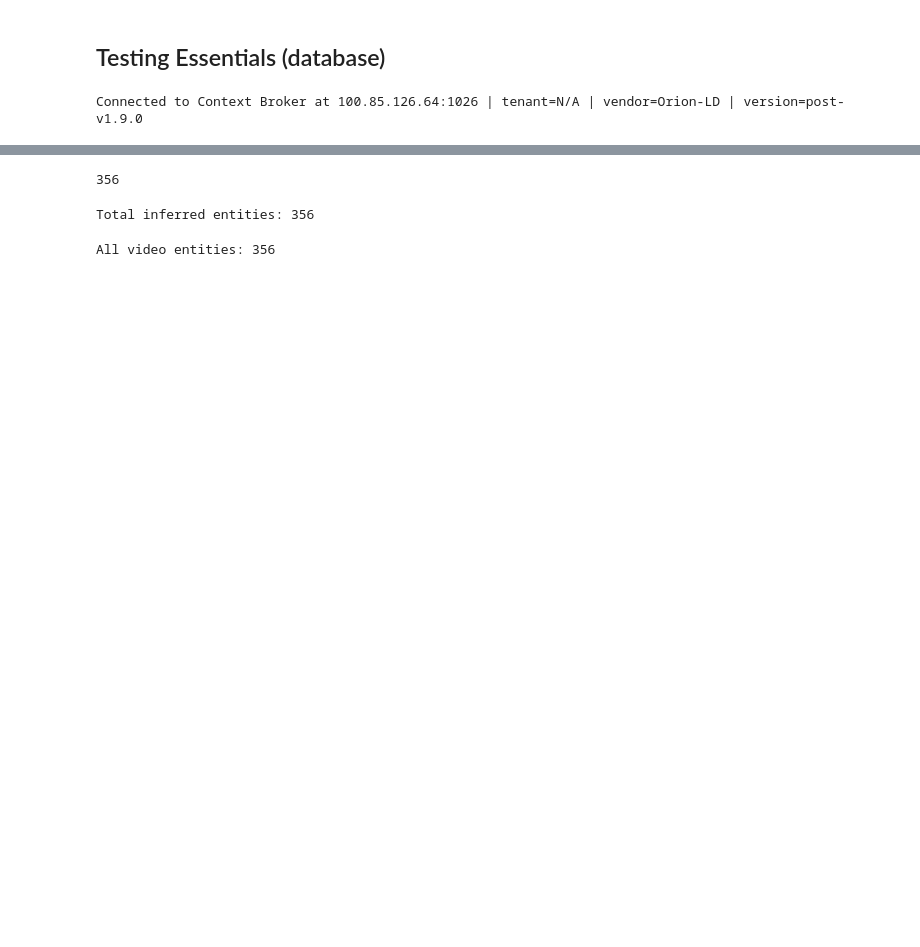
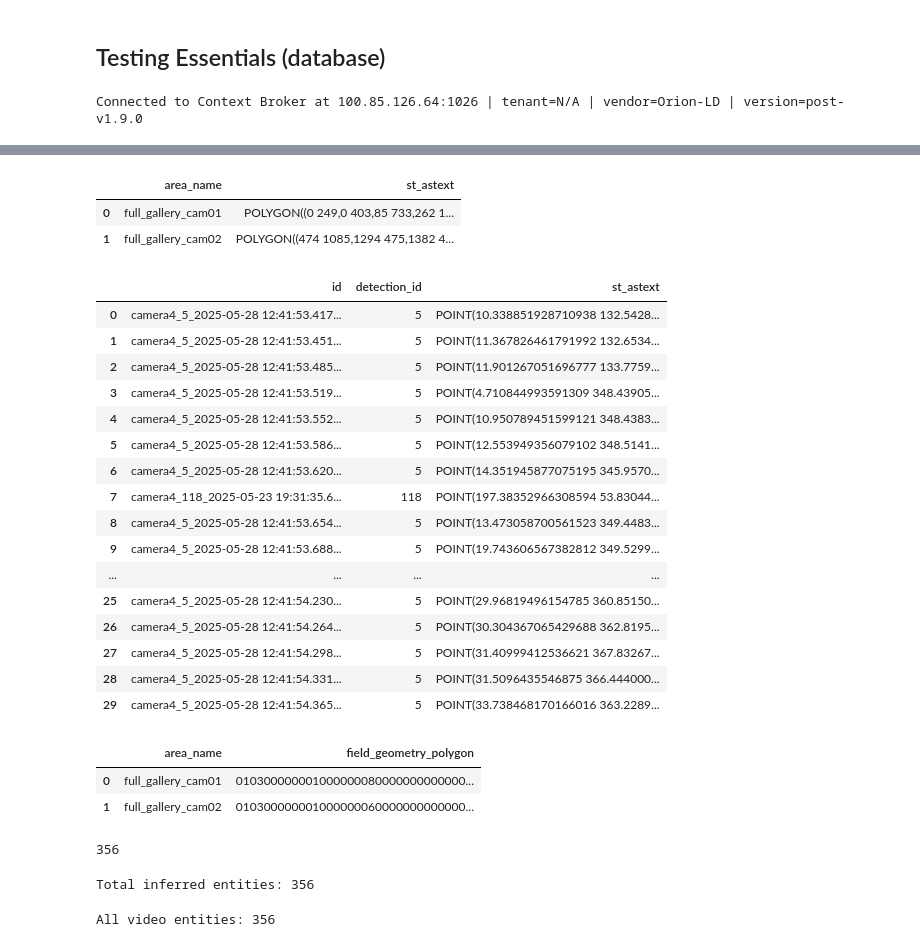
Before and after one commit to CentroFuturoCiudades/pinos-analytics-cv, a Jupyter notebook: src/test_broker.ipynb, the cells around one changed output, grey strips where cells are left out. Saved outputs shown, nothing was run; the diff lists cells and outputs as text; code cells hidden in the pictures; blank space fills up the shorter version.

```diff
--- a/src/test_broker.ipynb
+++ b/src/test_broker.ipynb
@@ -361,3 +354,41 @@ table = pd.read_sql("SELECT * FROM detectionsobserved", engine)
+# %%
+tablep = pd.read_sql("SELECT ST_AsText(field_geometry_polygon) FROM areasofinterest", engine)
+tablep.head()
+# %% [output]
+|  | area_name | st_astext |
+| 0 | full_gallery_cam01 | POLYGON((0 249,0 403,85 733,262 1... |
+| 1 | full_gallery_cam02 | POLYGON((474 1085,1294 475,1382 4... |
+# %%
+table = pd.read_sql("SELECT id, detection_id, ST_AsText(field_geometry_point) FROM detectionsobservedtest", engine)
+table.head(30)
+# %% [output]
+|  | id | detection_id | st_astext |
+| 0 | camera4_5_2025-05-28 12:41:53.417... | 5 | POINT(10.338851928710938 132.5428... |
+| 1 | camera4_5_2025-05-28 12:41:53.451... | 5 | POINT(11.367826461791992 132.6534... |
+| 2 | camera4_5_2025-05-28 12:41:53.485... | 5 | POINT(11.901267051696777 133.7759... |
+| 3 | camera4_5_2025-05-28 12:41:53.519... | 5 | POINT(4.710844993591309 348.43905... |
+| 4 | camera4_5_2025-05-28 12:41:53.552... | 5 | POINT(10.950789451599121 348.4383... |
+| 5 | camera4_5_2025-05-28 12:41:53.586... | 5 | POINT(12.553949356079102 348.5141... |
+| 6 | camera4_5_2025-05-28 12:41:53.620... | 5 | POINT(14.351945877075195 345.9570... |
+| 7 | camera4_118_2025-05-23 19:31:35.6... | 118 | POINT(197.38352966308594 53.83044... |
+| 8 | camera4_5_2025-05-28 12:41:53.654... | 5 | POINT(13.473058700561523 349.4483... |
+| 9 | camera4_5_2025-05-28 12:41:53.688... | 5 | POINT(19.743606567382812 349.5299... |
+| ... | ... | ... | ... |
+| 25 | camera4_5_2025-05-28 12:41:54.230... | 5 | POINT(29.96819496154785 360.85150... |
+| 26 | camera4_5_2025-05-28 12:41:54.264... | 5 | POINT(30.304367065429688 362.8195... |
+| 27 | camera4_5_2025-05-28 12:41:54.298... | 5 | POINT(31.40999412536621 367.83267... |
+| 28 | camera4_5_2025-05-28 12:41:54.331... | 5 | POINT(31.5096435546875 366.444000... |
+| 29 | camera4_5_2025-05-28 12:41:54.365... | 5 | POINT(33.738468170166016 363.2289... |
+# %%
+#with engine.begin() as conn:
+    #conn.execute(sa.text("DELETE FROM areasofinterest"))
+
+tablep = pd.read_sql("SELECT * FROM areasofinterest", engine)
+tablep.head()
+# %% [output]
+|  | area_name | field_geometry_polygon |
+| 0 | full_gallery_cam01 | 010300000001000000080000000000000... |
+| 1 | full_gallery_cam02 | 010300000001000000060000000000000... |
 # %%
 entities_can_be_inferred = client.query(type="videoRecorded")
 
```
Also changed, not shown: parts of 22 cells of this notebook, 7 other files.
